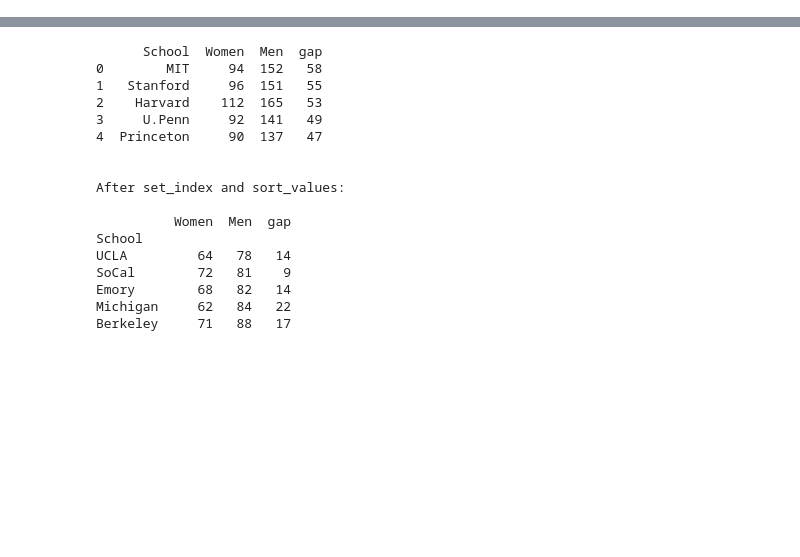
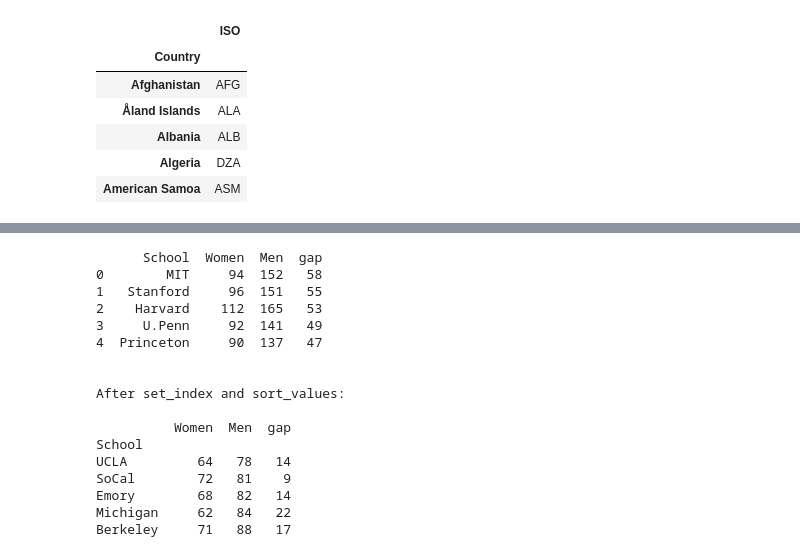
Before and after one commit to DaveBackus/Data_Bootcamp, a Jupyter notebook: Code/IPython/bootcamp_plotly.ipynb, the cells around one changed output, grey strips where cells are left out. Saved outputs shown, nothing was run; the diff lists cells and outputs as text; code cells hidden in the pictures; blank space fills up the shorter version.

```diff
--- a/Code/IPython/bootcamp_plotly.ipynb
+++ b/Code/IPython/bootcamp_plotly.ipynb
@@ -90,0 +115,17 @@ voters.head()
+# %%
+# dataframe of country names and iso codes
+url = "http://unstats.un.org/unsd/methods/m49/m49alpha.htm"
+iso = pd.read_html(url, attrs={"border": "0", "cellpadding": "2"}, header=0)[0]
+iso = iso.rename(columns={"ISO ALPHA-3 code": "ISO",
+                          "Country or area name": "Country"})
+iso = iso.drop("Numerical  code", axis=1)
+iso = iso.set_index("Country")
+iso.head()
+# %% [output]
+|  | ISO |
+| Country |  |
+| Afghanistan | AFG |
+| Åland Islands | ALA |
+| Albania | ALB |
+| Algeria | DZA |
+| American Samoa | ASM |
```
Also changed, not shown: parts of 36 cells of this notebook.
